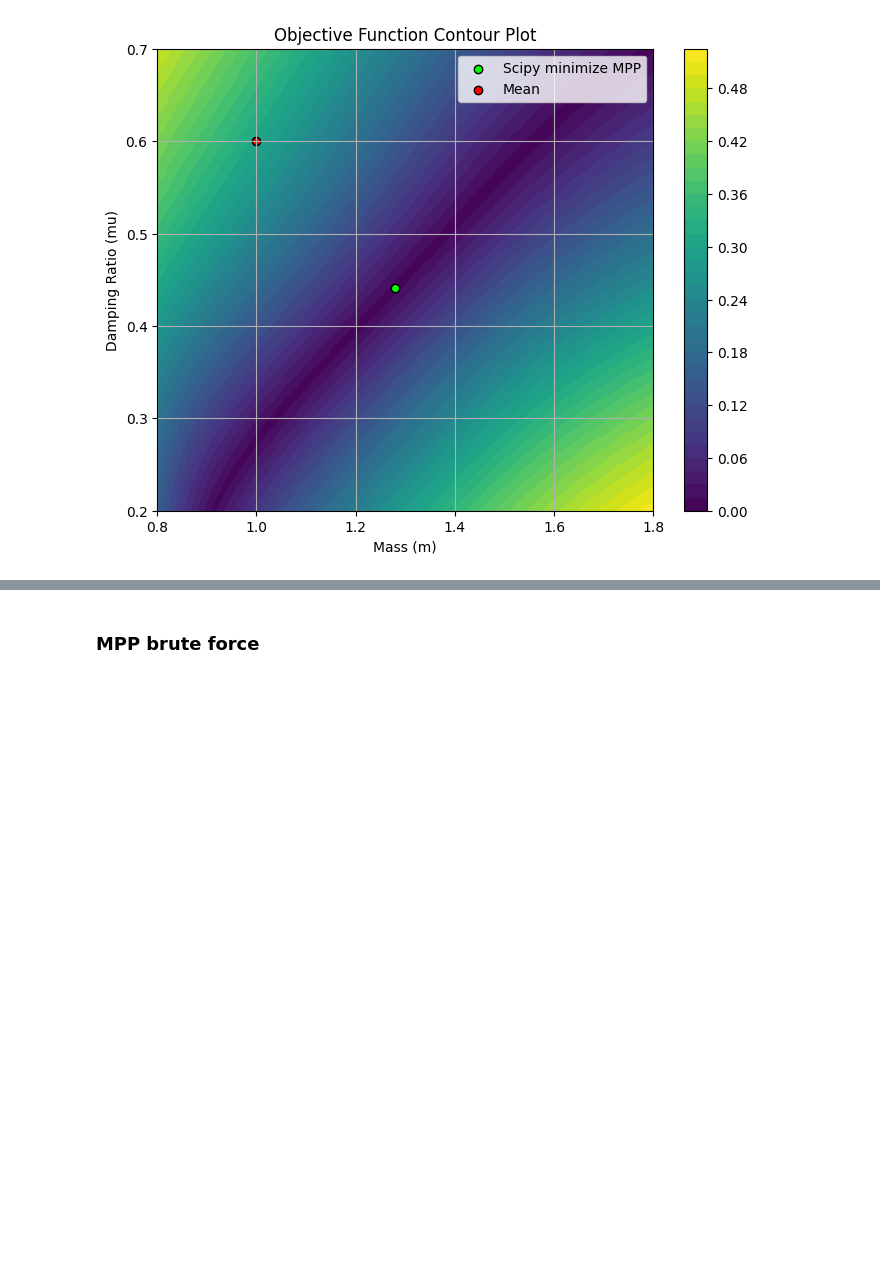
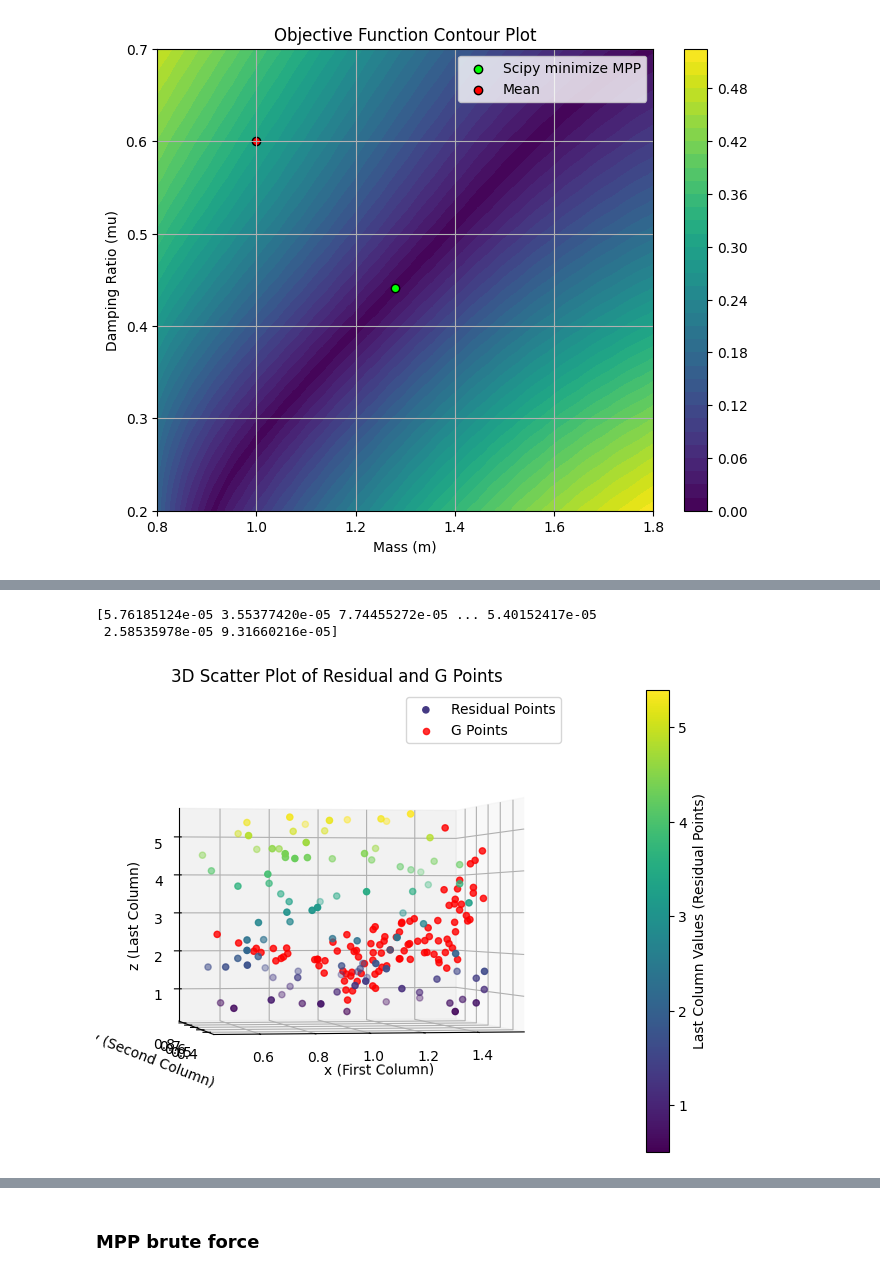
Before and after one commit to jolu2111/Master_thesis, a Jupyter notebook: Code/05_Normalization.ipynb, the cells around one changed output, grey strips where cells are left out. Drawn from its saved outputs; the diff is of its cells as text; code cells hidden in the pictures; blank space fills up the shorter version.

```diff
--- a/Code/05_Normalization.ipynb
+++ b/Code/05_Normalization.ipynb
@@ -490,0 +438,3 @@ TypeError: PINN_vanilla_oscillator.forward() takes 7 positional arguments but 10
+# %%
+# Generate samples
+LHS_samples, sampled_params = generate_latin_hypercube_samples(specs, test_params['norm_info'], num_samples=20000)
@@ -490,0 +480,13 @@ TypeError: PINN_vanilla_oscillator.forward() takes 7 positional arguments but 10
+# %%
+# Sample near g(x) ≈ 0
+G_weights = np.exp(-20 * np.abs(G_vals))
+G_weights /= np.sum(G_weights)  # Normalize weights
+G_indices = np.random.choice(len(LHS_samples), size=100, p=G_weights, replace=False)
+G_points_selected = LHS_samples[G_indices]
+
+# Sample near large residuals
+residual_weights = residual_vals**0.5
+residual_weights /= np.sum(residual_weights)  # Normalize weights
+residual_indices = np.random.choice(len(LHS_samples), size=100, p=None, replace=False)
+residual_points_selected = LHS_samples[residual_indices]
+# Combine the two sets of points
@@ -490,0 +497,45 @@ TypeError: PINN_vanilla_oscillator.forward() takes 7 positional arguments but 10
+# %%
+print(residual_weights)
+# %% [output]
+[5.76185124e-05 3.55377420e-05 7.74455272e-05 ... 5.40152417e-05
+ 2.58535978e-05 9.31660216e-05]
+# %%
+from mpl_toolkits.mplot3d import Axes3D
+
+# Extract the first, second, and last columns of residual_points_selected for plotting
+x_residual = residual_points_selected[:, 0]  # First column
+y_residual = residual_points_selected[:, 1]  # Second column
+z_residual = residual_points_selected[:, -1]  # Last column
+
+# Extract the first, second, and last columns of G_points_selected for plotting
+x_g = G_points_selected[:, 0]  # First column
+y_g = G_points_selected[:, 1]  # Second column
+z_g = G_points_selected[:, -1]  # Last column
+
+# Create a 3D scatter plot
+fig = plt.figure(figsize=(10, 6))
+ax = fig.add_subplot(111, projection='3d')
+
+# Plot residual_points_selected
+scatter_residual = ax.scatter(x_residual, y_residual, z_residual, c=z_residual, cmap='viridis', label='Residual Points')
+
+# Plot G_points_selected
+scatter_g = ax.scatter(x_g, y_g, z_g, c='red', label='G Points', alpha=0.8)
+
+# Add color bar for residual points
+cbar = plt.colorbar(scatter_residual, ax=ax, pad=0.1)
+cbar.set_label('Last Column Values (Residual Points)')
+
+# Set labels and title
+ax.set_title('3D Scatter Plot of Residual and G Points')
+ax.set_xlabel('x (First Column)')
+ax.set_ylabel('y (Second Column)')
+ax.set_zlabel('z (Last Column)')
+
+# Adjust the viewing angle
+ax.view_init(elev=0, azim=260)  # Change elevation and azimuth for a new angle
+
+ax.legend()
+plt.show()
+# %% [output]
+[figure, added]
```
Also changed, not shown: parts of 20 cells of this notebook, 3 other files.
